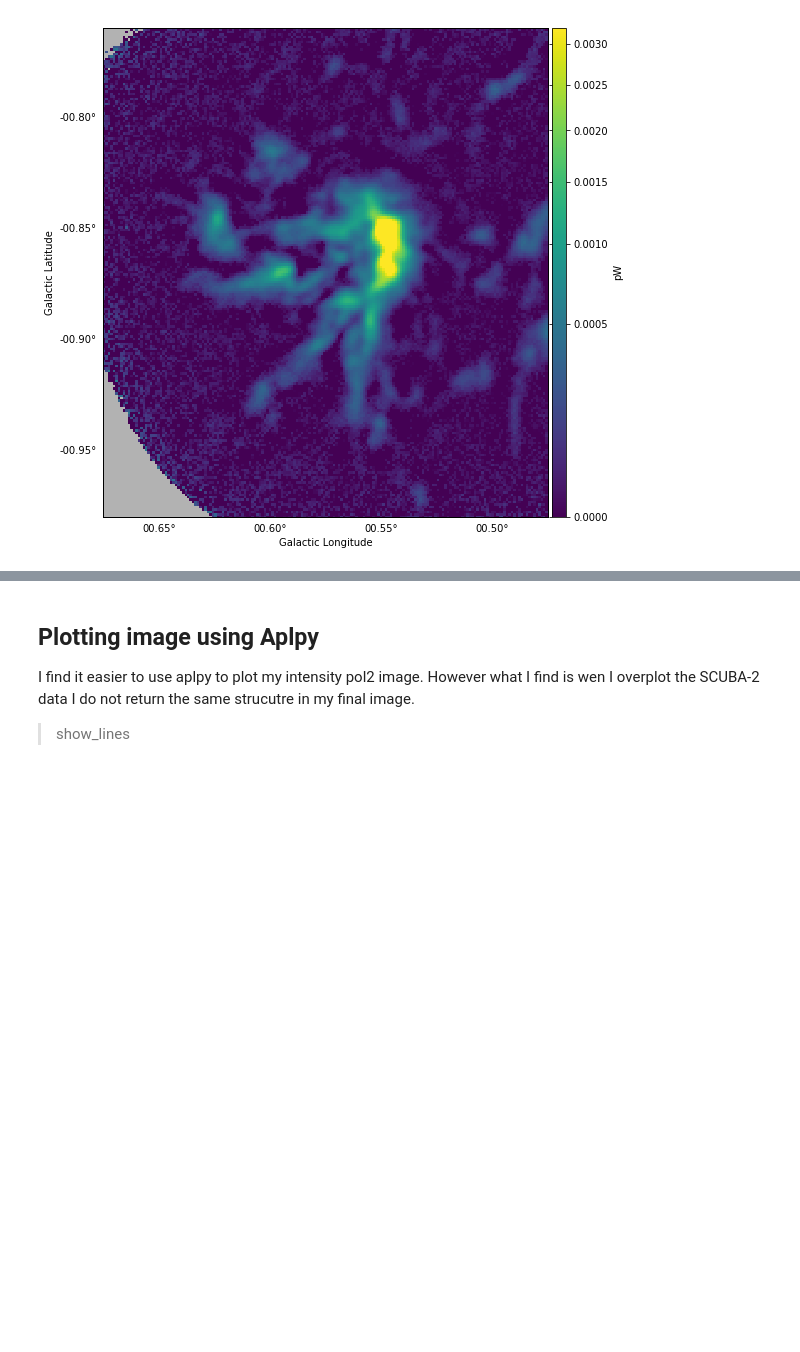
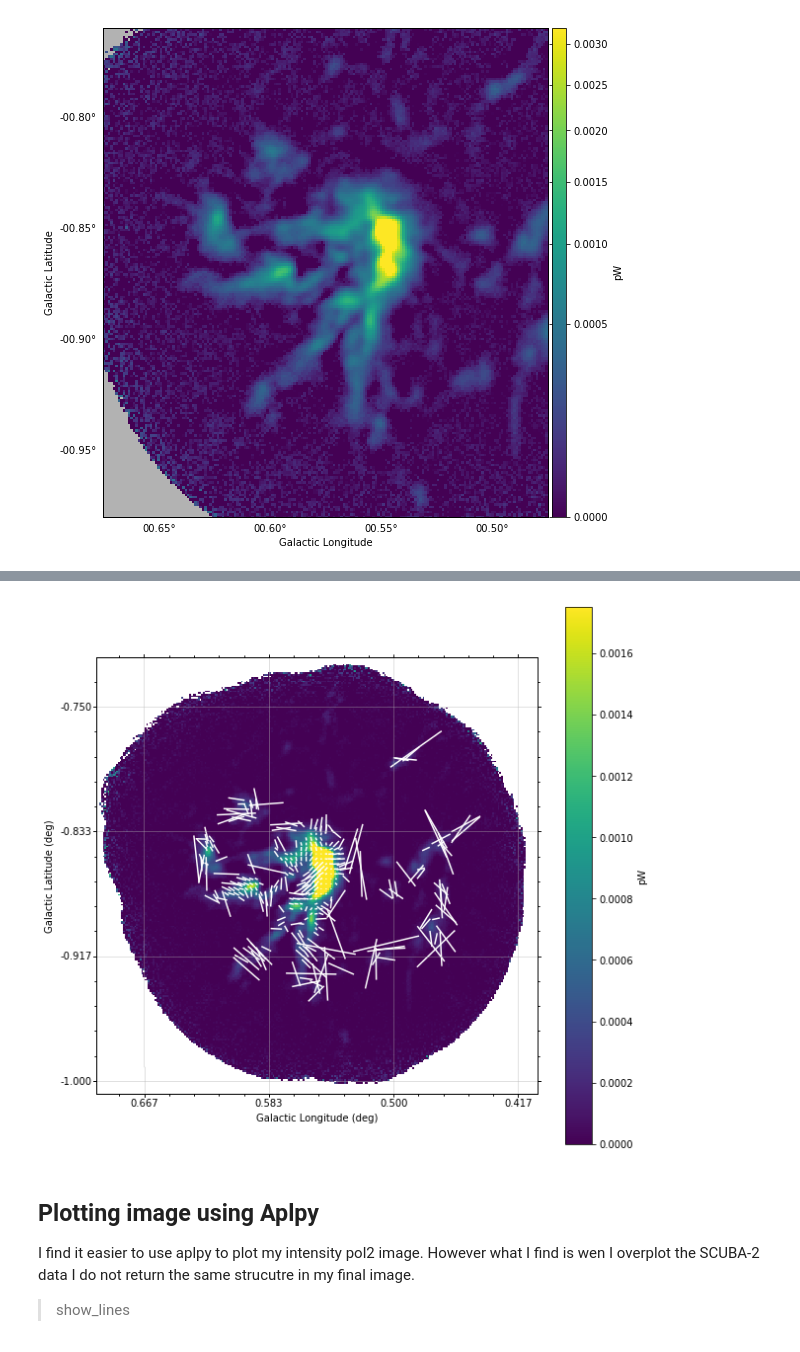
Before and after one commit to parsonsh/eaoTools, a Jupyter notebook: tools4research/invesigating-pol2.ipynb, the cells around one changed output, grey strips where cells are left out. Cells and saved outputs as stored; diff of their text form; code cells hidden in the pictures; blank space fills up the shorter version.

```diff
--- a/tools4research/invesigating-pol2.ipynb
+++ b/tools4research/invesigating-pol2.ipynb
@@ -235,3 +241,62 @@ quiv = ax.quiver(X, Y, U, V, color='white',
+# %%
+fitsfile = ifits
+
+from astropy.visualization import wcsaxes
+from astropy.wcs import WCS
+from astropy.io import fits
+import astropy.units as u
+
+#Get the first HDU of the FITS file as a numpy array.
+hdu = fits.open(fitsfile)[0]
+wcs = WCS(hdu.header)
+#print (wcs)
+
+# Our image is actually a 3-D cube with a single dimension in the spectral dimension,
+# so we will remove that from the wCS and from the data
+wcs = wcs.dropaxis(2)
+data = hdu.data[0,:,:]
+
+fig = plt.figure(figsize=(10,10))
+ax = wcsaxes.WCSAxesSubplot(fig, 1,1,1, wcs=wcs)
+fig.add_axes(ax)
+
+#Show the image -- we want to include the data limits to scale to, and also we have to set origin='lower'
+# as FITS files set a different pixel origin that matplotlib assumes
+image = ax.imshow(data, vmin=0, vmax=0.00175, origin='lower', interpolation='none') # vmin=-2, vmax=8, stretch='sqrt',cmap='viridis',
+
+#Now add a colorbar.
+cbar=fig.colorbar(image)
+cbar.set_label('pW')#'mJy beam$^{-1}$')
+
+# Add a grid.
+ax.grid(color='0.7', alpha=0.5)
+
+# Add contours
+##ax.contour(data, colors='black', linewidths=0.5)
+
+
+# Now add vectors
+quiv = ax.quiver(X, Y, U, V, color='white',
+                 headaxislength=0, headlength=0, pivot='middle', headwidth=1)
+
+
+# Working on the axes
+
+ax.set_xlabel('Galactic Longitude (deg)')
+ax.set_ylabel('Galactic Latitude (deg)')
+
+l = ax.coords[0]
+l.display_minor_ticks(True)
+l.set_major_formatter('d.ddd')
+
+
+b = ax.coords[1]
+b.display_minor_ticks(True)
+b.set_major_formatter('d.ddd')
+
+###fig.savefig('g34-image-wcsaxes.pdf')
+# %% [output]
+[figure, added]
 # %% [markdown]
 ## Plotting image using Aplpy
 
```
Also changed, not shown: parts of 1 cell of this notebook.
